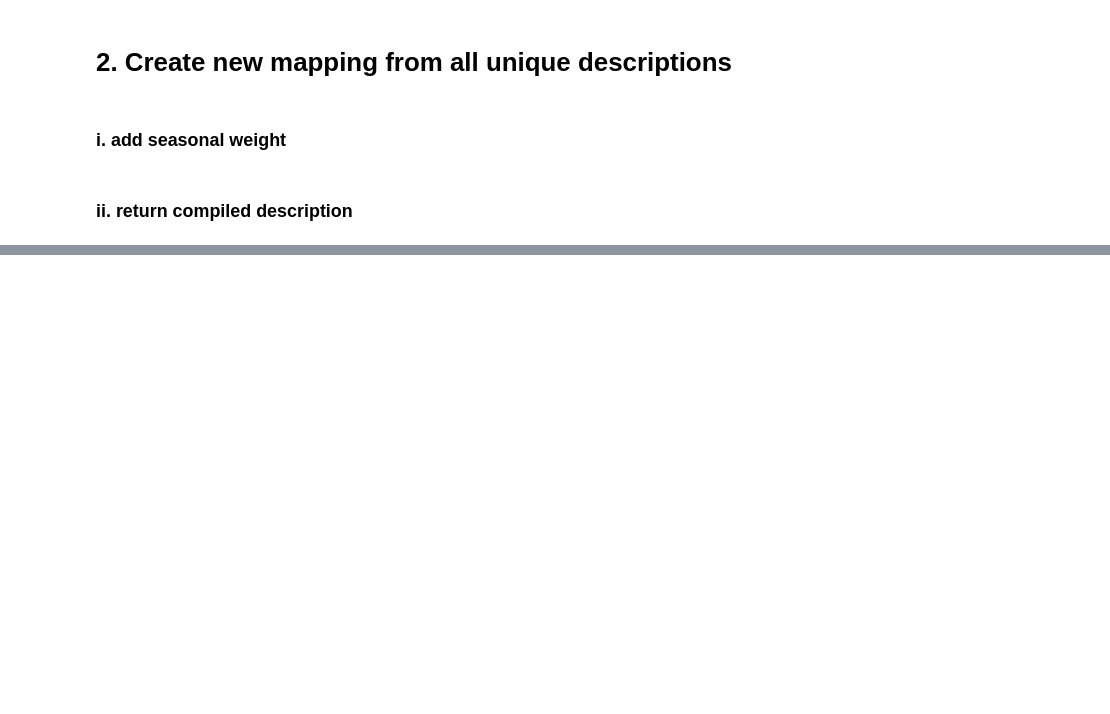
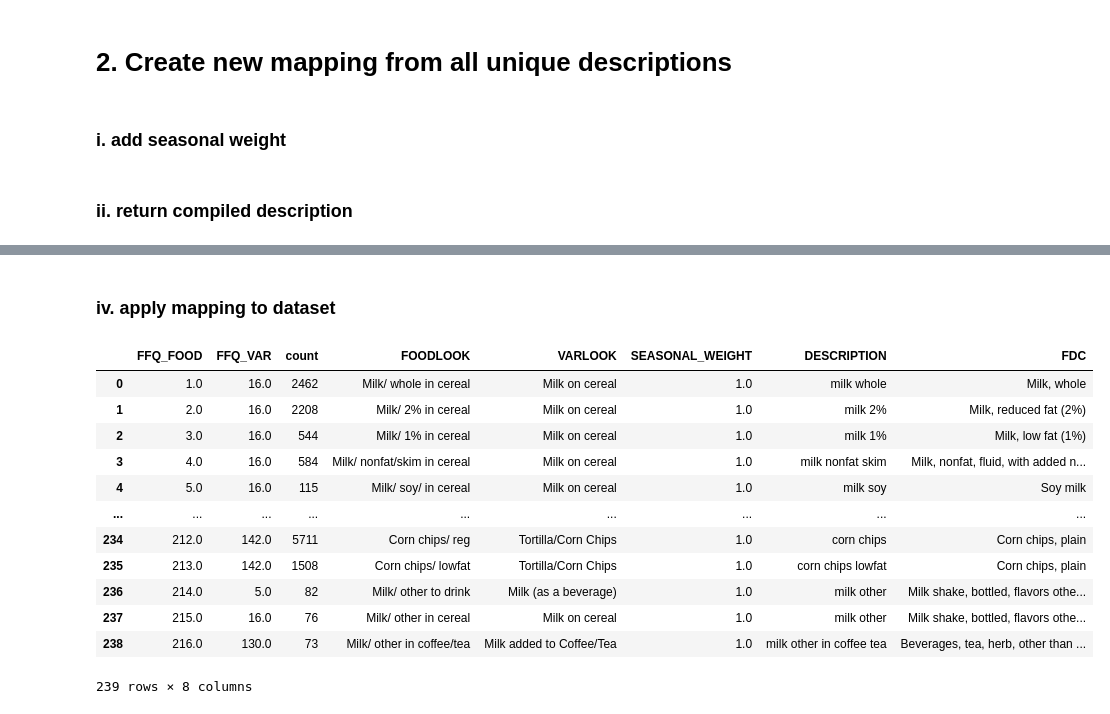
Before and after one commit to nicolasmatthewlee/foodstats-analysis, a Jupyter notebook: scripts/notebooks/ffq-analysis.ipynb, the cells around one changed output, grey strips where cells are left out. Cells and saved outputs as stored; diff of their text form; code cells hidden in the pictures; blank space fills up the shorter version.

```diff
--- a/scripts/notebooks/ffq-analysis.ipynb
+++ b/scripts/notebooks/ffq-analysis.ipynb
@@ -147,0 +205,18 @@ with pd.option_context('display.max_rows', None, 'display.max_columns', None, 'd
+# %% [markdown]
+### iv. apply mapping to dataset
+# %%
+unique_descriptions
+# %% [output]
+|  | FFQ_FOOD | FFQ_VAR | count | FOODLOOK | VARLOOK | SEASONAL_WEIGHT | DESCRIPTION | FDC |
+| 0 | 1.0 | 16.0 | 2462 | Milk/ whole in cereal | Milk on cereal | 1.0 | milk whole | Milk, whole |
+| 1 | 2.0 | 16.0 | 2208 | Milk/ 2% in cereal | Milk on cereal | 1.0 | milk 2% | Milk, reduced fat (2%) |
+| 2 | 3.0 | 16.0 | 544 | Milk/ 1% in cereal | Milk on cereal | 1.0 | milk 1% | Milk, low fat (1%) |
+| 3 | 4.0 | 16.0 | 584 | Milk/ nonfat/skim in cereal | Milk on cereal | 1.0 | milk nonfat skim | Milk, nonfat, fluid, with added n... |
+| 4 | 5.0 | 16.0 | 115 | Milk/ soy/ in cereal | Milk on cereal | 1.0 | milk soy | Soy milk |
+| ... | ... | ... | ... | ... | ... | ... | ... | ... |
+| 234 | 212.0 | 142.0 | 5711 | Corn chips/ reg | Tortilla/Corn Chips | 1.0 | corn chips | Corn chips, plain |
+| 235 | 213.0 | 142.0 | 1508 | Corn chips/ lowfat | Tortilla/Corn Chips | 1.0 | corn chips lowfat | Corn chips, plain |
+| 236 | 214.0 | 5.0 | 82 | Milk/ other to drink | Milk (as a beverage) | 1.0 | milk other | Milk shake, bottled, flavors othe... |
+| 237 | 215.0 | 16.0 | 76 | Milk/ other in cereal | Milk on cereal | 1.0 | milk other | Milk shake, bottled, flavors othe... |
+| 238 | 216.0 | 130.0 | 73 | Milk/ other in coffee/tea | Milk added to Coffee/Tea | 1.0 | milk other in coffee tea | Beverages, tea, herb, other than ... |
+239 rows × 8 columns
```
Also changed, not shown: parts of 6 cells of this notebook.
